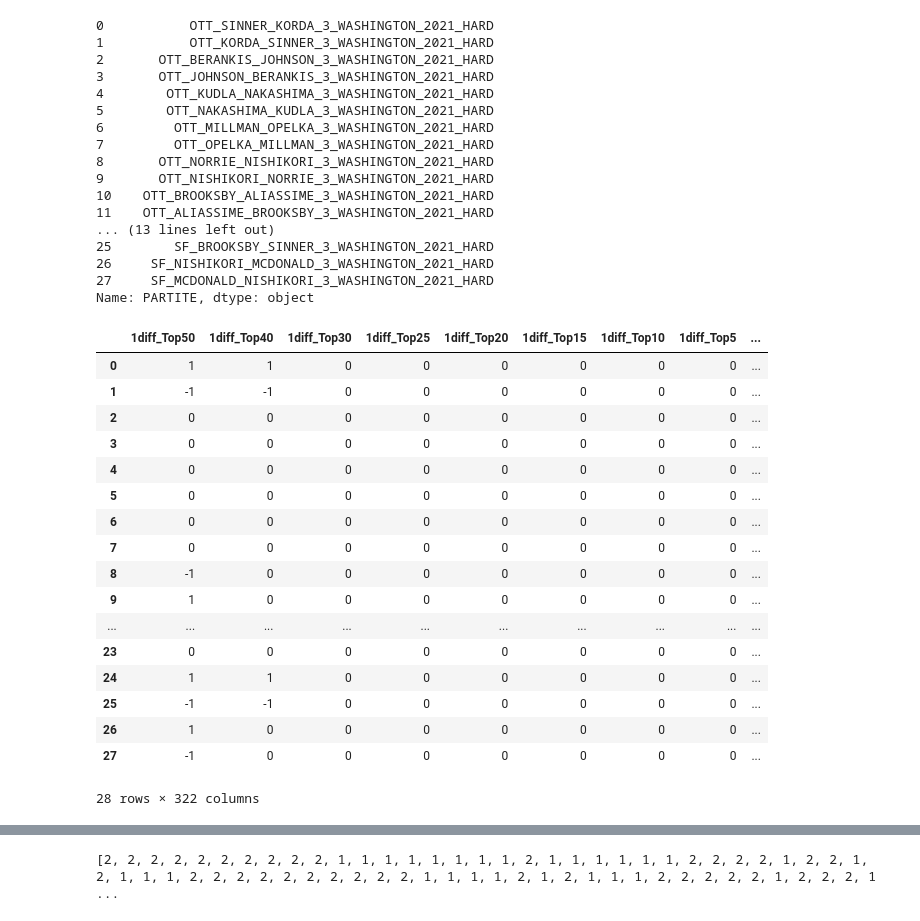
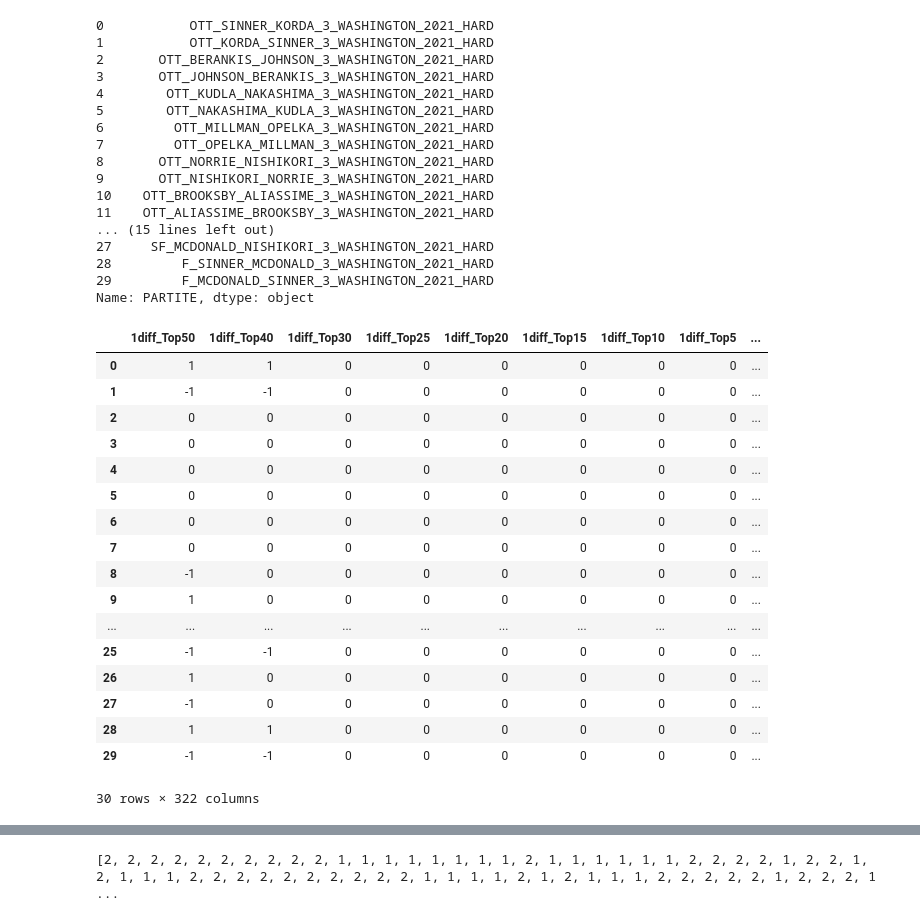
Before and after one commit to tesilogp/Tennis_model_hard_3sets, a Jupyter notebook: Model_building/modello_rdfc_segno12_probas.ipynb, the cells around one changed output, grey strips where cells are left out. Cells and saved outputs as stored; diff of their text form; code cells hidden in the pictures.

```diff
--- a/Model_building/modello_rdfc_segno12_probas.ipynb
+++ b/Model_building/modello_rdfc_segno12_probas.ipynb
@@ -37,47 +37,47 @@ desc_data
 # %%
-data_predire = 'PARTITE_DA_PREDIRE_costruzione/descrittore_finale_games_PREDICT.xlsx'
+data_predire = 'descrittore_finale_games_PREDICT.xlsx'
 data_predire_read = pd.read_excel( data_predire )
 data_predire_data = pd.DataFrame( data_predire_read )
 partite_nuove = data_predire_data.iloc[:,1]
 data_predire_data = data_predire_data.iloc[:,2:]
 print( partite_nuove )
 data_predire_data
 # %% [output]
 0           OTT_SINNER_KORDA_3_WASHINGTON_2021_HARD
 1           OTT_KORDA_SINNER_3_WASHINGTON_2021_HARD
 2       OTT_BERANKIS_JOHNSON_3_WASHINGTON_2021_HARD
 3       OTT_JOHNSON_BERANKIS_3_WASHINGTON_2021_HARD
 4        OTT_KUDLA_NAKASHIMA_3_WASHINGTON_2021_HARD
 5        OTT_NAKASHIMA_KUDLA_3_WASHINGTON_2021_HARD
 6         OTT_MILLMAN_OPELKA_3_WASHINGTON_2021_HARD
 7         OTT_OPELKA_MILLMAN_3_WASHINGTON_2021_HARD
 8       OTT_NORRIE_NISHIKORI_3_WASHINGTON_2021_HARD
 9       OTT_NISHIKORI_NORRIE_3_WASHINGTON_2021_HARD
 10    OTT_BROOKSBY_ALIASSIME_3_WASHINGTON_2021_HARD
 11    OTT_ALIASSIME_BROOKSBY_3_WASHINGTON_2021_HARD
-... (13 lines left out)
-25        SF_BROOKSBY_SINNER_3_WASHINGTON_2021_HARD
-26     SF_NISHIKORI_MCDONALD_3_WASHINGTON_2021_HARD
+... (15 lines left out)
 27     SF_MCDONALD_NISHIKORI_3_WASHINGTON_2021_HARD
+28         F_SINNER_MCDONALD_3_WASHINGTON_2021_HARD
+29         F_MCDONALD_SINNER_3_WASHINGTON_2021_HARD
 Name: PARTITE, dtype: object
 |  | 1diff_Top50 | 1diff_Top40 | 1diff_Top30 | 1diff_Top25 | 1diff_Top20 | 1diff_Top15 | 1diff_Top10 | 1diff_Top5 | ... |
 | 0 | 1 | 1 | 0 | 0 | 0 | 0 | 0 | 0 | ... |
 | 1 | -1 | -1 | 0 | 0 | 0 | 0 | 0 | 0 | ... |
 | 2 | 0 | 0 | 0 | 0 | 0 | 0 | 0 | 0 | ... |
 | 3 | 0 | 0 | 0 | 0 | 0 | 0 | 0 | 0 | ... |
 | 4 | 0 | 0 | 0 | 0 | 0 | 0 | 0 | 0 | ... |
 | 5 | 0 | 0 | 0 | 0 | 0 | 0 | 0 | 0 | ... |
 | 6 | 0 | 0 | 0 | 0 | 0 | 0 | 0 | 0 | ... |
 | 7 | 0 | 0 | 0 | 0 | 0 | 0 | 0 | 0 | ... |
 | 8 | -1 | 0 | 0 | 0 | 0 | 0 | 0 | 0 | ... |
 | 9 | 1 | 0 | 0 | 0 | 0 | 0 | 0 | 0 | ... |
 | ... | ... | ... | ... | ... | ... | ... | ... | ... | ... |
-| 23 | 0 | 0 | 0 | 0 | 0 | 0 | 0 | 0 | ... |
-| 24 | 1 | 1 | 0 | 0 | 0 | 0 | 0 | 0 | ... |
 | 25 | -1 | -1 | 0 | 0 | 0 | 0 | 0 | 0 | ... |
 | 26 | 1 | 0 | 0 | 0 | 0 | 0 | 0 | 0 | ... |
 | 27 | -1 | 0 | 0 | 0 | 0 | 0 | 0 | 0 | ... |
+| 28 | 1 | 1 | 0 | 0 | 0 | 0 | 0 | 0 | ... |
+| 29 | -1 | -1 | 0 | 0 | 0 | 0 | 0 | 0 | ... |
-28 rows × 322 columns
+30 rows × 322 columns
 # %%
 for idx,v in enumerate ( list( desc_data.columns ) ):
     if 'desc_ANNI_PESATI' in v:
```
Also changed, not shown: parts of 45 cells of this notebook, 1 other file.
